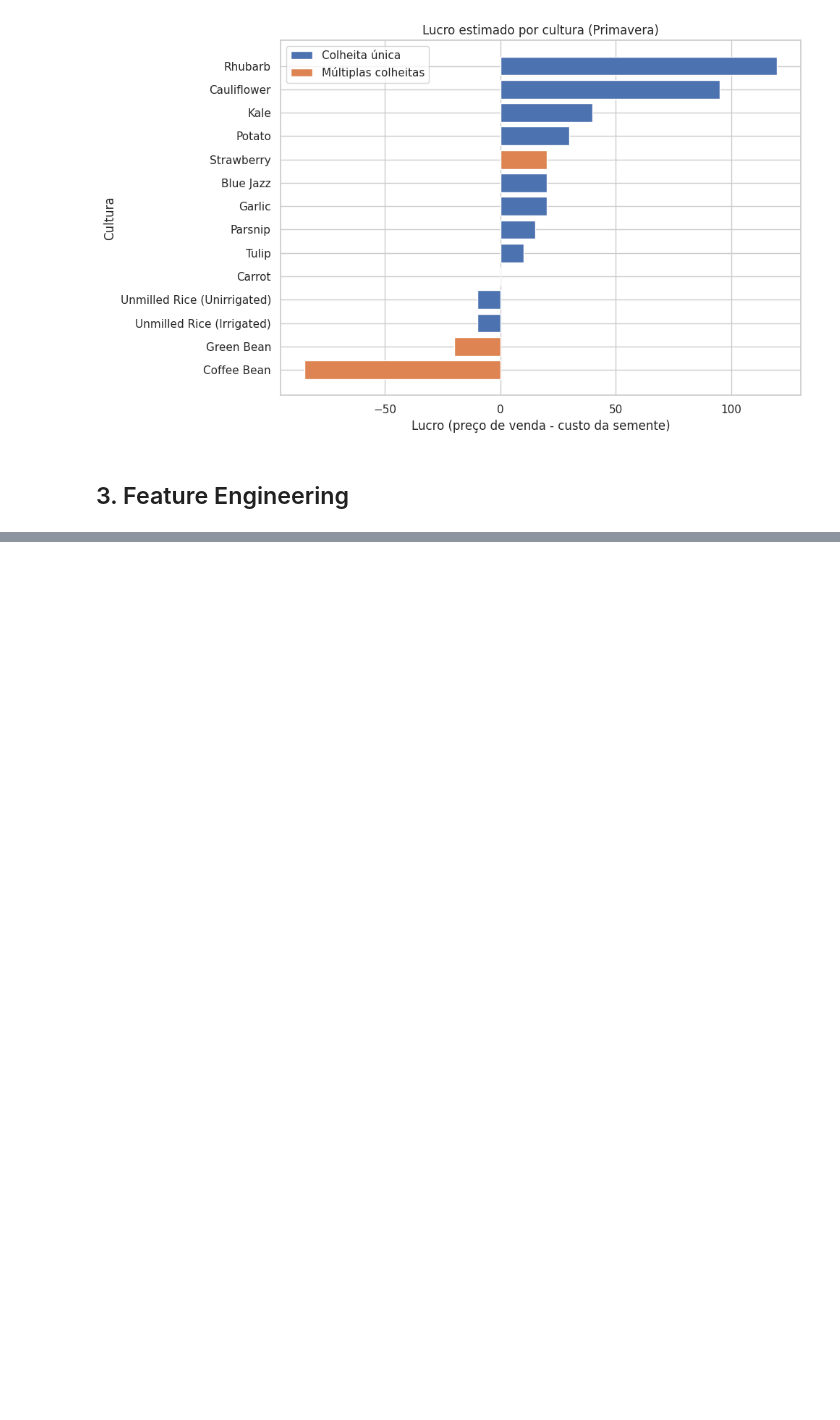
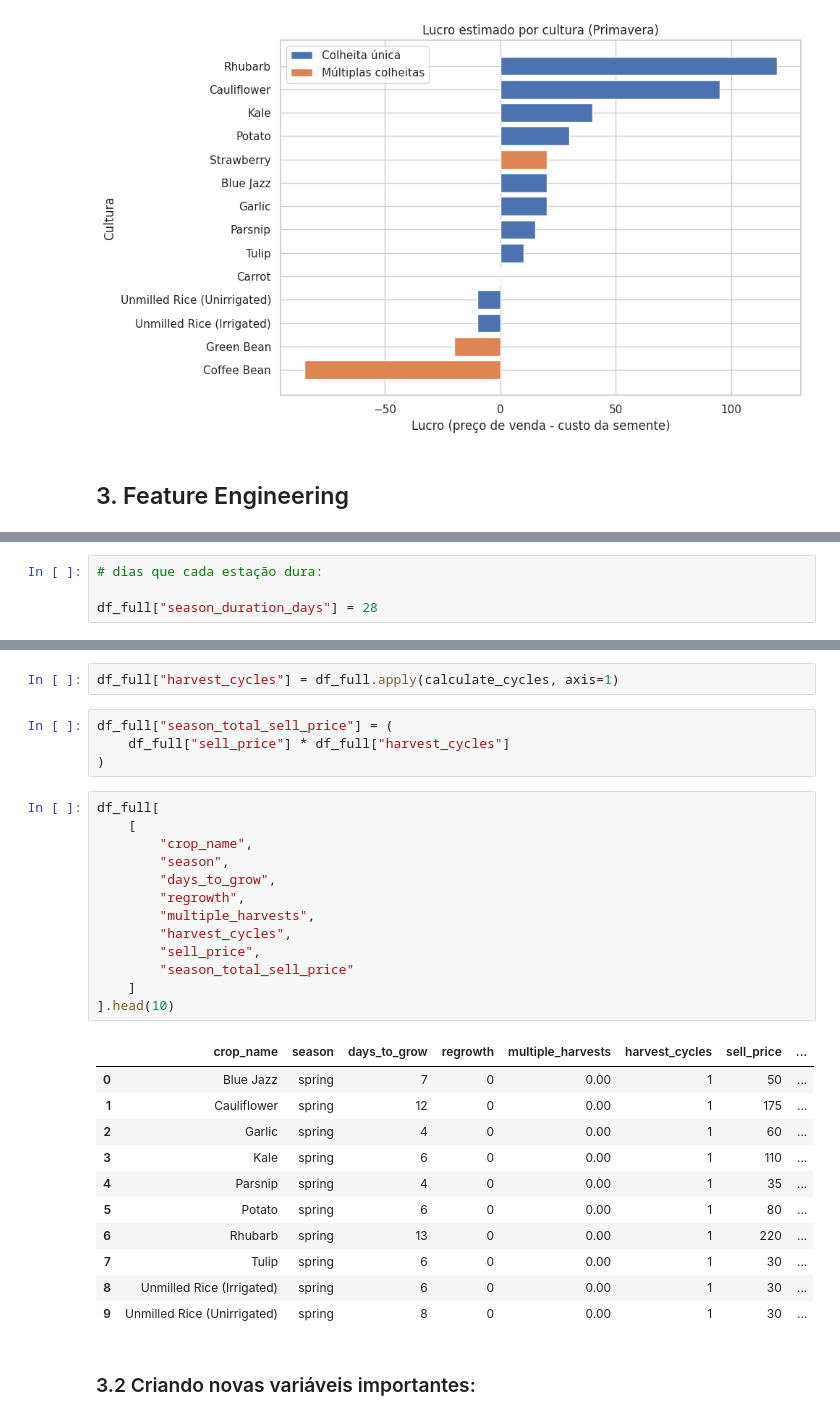
Before and after one commit to Edu-png/Stardew_project, a Jupyter notebook: Code/Stardew_project.ipynb, the cells around one changed output, grey strips where cells are left out. Cells and saved outputs as stored; diff of their text form; blank space fills up the shorter version.

```diff
--- a/Code/Stardew_project.ipynb
+++ b/Code/Stardew_project.ipynb
@@ -330,0 +498,4 @@ plt.show()
+# %%
+# dias que cada estação dura:
+
+df_full["season_duration_days"] = 28
@@ -331 +511,34 @@ plt.show()
+# %%
+df_full["harvest_cycles"] = df_full.apply(calculate_cycles, axis=1)
+# %%
+df_full["season_total_sell_price"] = (
+    df_full["sell_price"] * df_full["harvest_cycles"]
+)
+# %%
+df_full[
+    [
+        "crop_name",
+        "season",
+        "days_to_grow",
+        "regrowth",
+        "multiple_harvests",
+        "harvest_cycles",
+        "sell_price",
+        "season_total_sell_price"
+    ]
+].head(10)
+# %% [output]
+|  | crop_name | season | days_to_grow | regrowth | multiple_harvests | harvest_cycles | sell_price | ... |
+| 0 | Blue Jazz | spring | 7 | 0 | 0.00 | 1 | 50 | ... |
+| 1 | Cauliflower | spring | 12 | 0 | 0.00 | 1 | 175 | ... |
+| 2 | Garlic | spring | 4 | 0 | 0.00 | 1 | 60 | ... |
+| 3 | Kale | spring | 6 | 0 | 0.00 | 1 | 110 | ... |
+| 4 | Parsnip | spring | 4 | 0 | 0.00 | 1 | 35 | ... |
+| 5 | Potato | spring | 6 | 0 | 0.00 | 1 | 80 | ... |
+| 6 | Rhubarb | spring | 13 | 0 | 0.00 | 1 | 220 | ... |
+| 7 | Tulip | spring | 6 | 0 | 0.00 | 1 | 30 | ... |
+| 8 | Unmilled Rice (Irrigated) | spring | 6 | 0 | 0.00 | 1 | 30 | ... |
+| 9 | Unmilled Rice (Unirrigated) | spring | 8 | 0 | 0.00 | 1 | 30 | ... |
+# %% [markdown]
+### 3.2 Criando novas variáveis importantes:
 # %%
```
Also changed, not shown: parts of 32 cells of this notebook, 3 other files.
